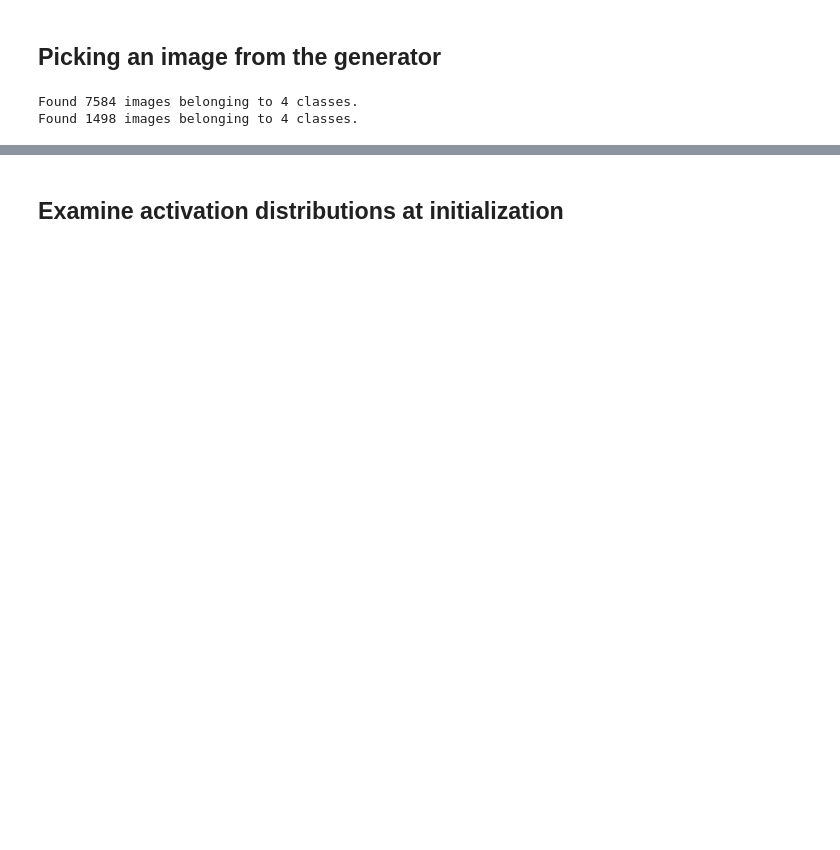
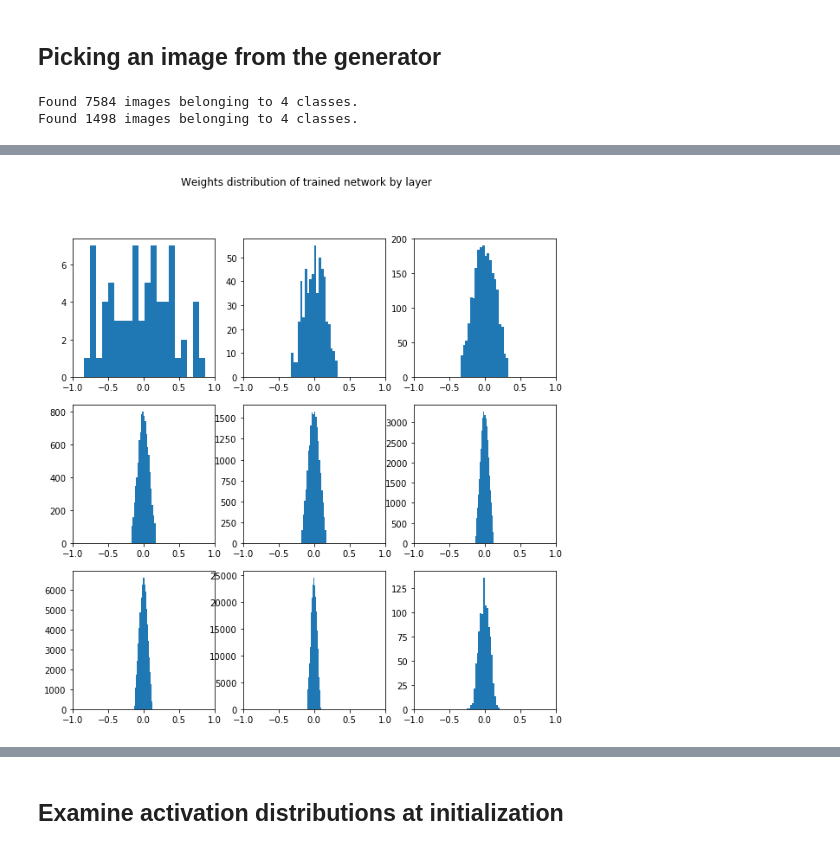
Before and after one commit to akashmjn/cs341-ibm-seti, a Jupyter notebook: Akash/cnn-training.ipynb, the cells around one changed output, grey strips where cells are left out. Cells and saved outputs as stored; diff of their text form; code cells hidden in the pictures; blank space fills up the shorter version.

```diff
--- a/Akash/cnn-training.ipynb
+++ b/Akash/cnn-training.ipynb
@@ -218,0 +208,15 @@ act = cu.datautils.modelActivations(model=model,layer_name='conv2d_7',input=x,sh
+# %%
+# Weights distribution of trained network
+layerNames = ['conv2d_1','conv2d_2','conv2d_3','conv2d_4','conv2d_5',
+              'conv2d_6','conv2d_7','dense_1','dense_2']
+fig = plt.figure(figsize=(10,10))
+fig.suptitle('Weights distribution of trained network by layer')
+for i in range(len(layerNames)):
+    pltIndex = int('33{}'.format(i+1))
+    plt.subplot(pltIndex)
+    plt.xlim(-1,1)
+    W = model.get_layer(name=layerNames[i]).get_weights()[0]
+    plt.hist(W.flatten(),bins=20)
+plt.show()
+# %% [output]
+[figure, added]
```
Also changed, not shown: parts of 25 cells of this notebook, 4 other files.
